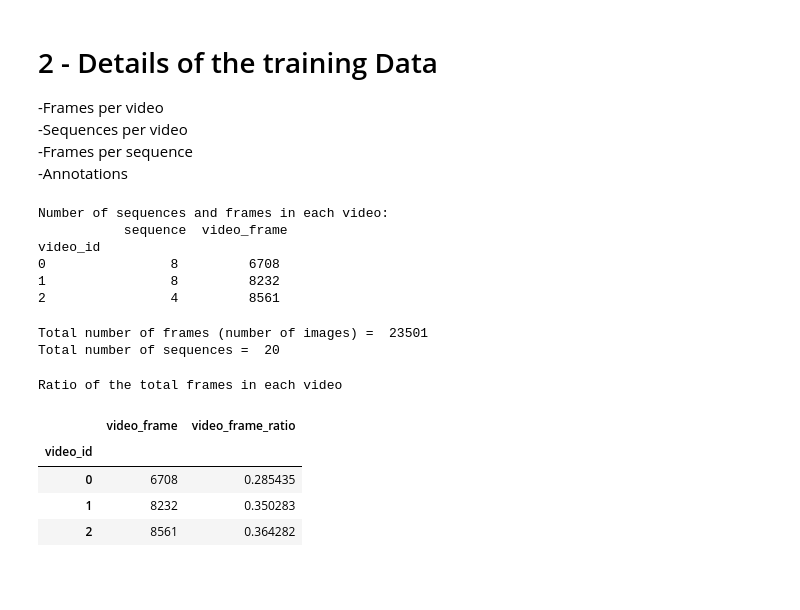
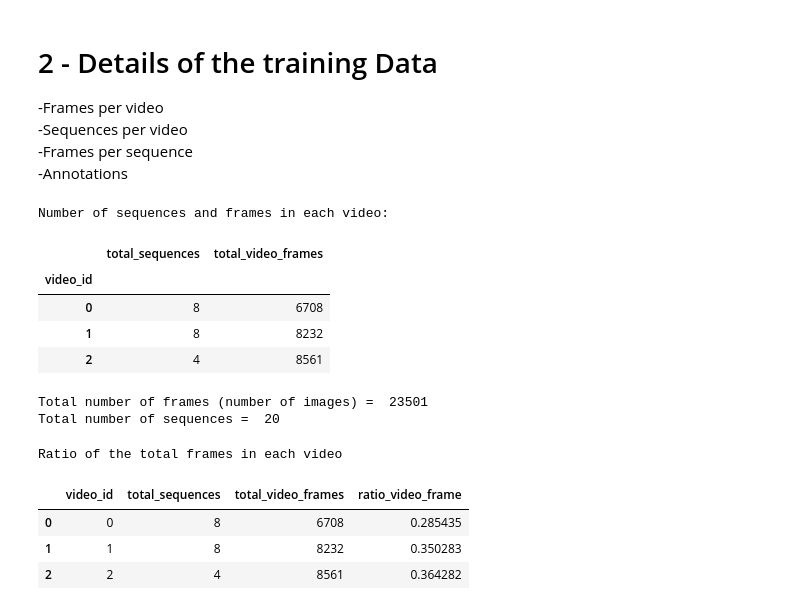
Before and after one commit to RicardFos/kaggle-great-barrier-reef, a Jupyter notebook: great-barrier-reef-prediction.ipynb, the cells around one changed output. Drawn from its saved outputs; the diff is of its cells as text; code cells hidden in the pictures; blank space fills up the shorter version.

Commit message:
Start train eval split

```diff
--- a/great-barrier-reef-prediction.ipynb
+++ b/great-barrier-reef-prediction.ipynb
@@ -23,6 +24,13 @@ os.path.join(IMAGES_PATH, "video_")
 df_train["image_path"] = IMAGES_PATH + "/video_" \
                         + df_train["video_id"].astype(str) \
                         + "/" + df_train["video_frame"].astype(str) + ".jpg"
+# %%
+# annotations are saved as an array formatted as a string (like "[]"),
+# I use the ast library to extract the array from the string (to get [] instead of "[]")
+df_train["annotations"] = df_train["annotations"].apply(lambda x: ast.literal_eval(x))
+# having the annotations in array format, I can now check the length of the array
+# getting how many bounding boxes are in the image
+df_train["num_bboxes"] = df_train["annotations"].apply(lambda x: len(x))
 # %%
 df_train
 # %% [output]
@@ -69,18 +77,21 @@ image
 <br>
 -Annotations
 # %%
-info_videos = df_train.groupby("video_id").agg(pd.Series.nunique)[["sequence", "video_frame"]]
-print("Number of sequences and frames in each video: \n", info_videos)
+info_videos = df_train.groupby("video_id").agg({"sequence": pd.Series.nunique, "video_frame": "count"})
+info_videos = info_videos.rename(columns={"sequence": "total_sequences"})
+info_videos = info_videos.rename(columns={"video_frame": "total_video_frames"})
+print("Number of sequences and frames in each video: \n")
+info_videos
 # %% [output]
 Number of sequences and frames in each video:
-           sequence  video_frame
-video_id
-0                8         6708
-1                8         8232
-2                4         8561
+|  | total_sequences | total_video_frames |
+| video_id |  |  |
+| 0 | 8 | 6708 |
+| 1 | 8 | 8232 |
+| 2 | 4 | 8561 |
 # %%
-total_frames = info_videos.sum()["video_frame"]
-total_sequences = info_videos.sum()["sequence"]
+total_frames = info_videos.sum()["total_video_frames"]
+total_sequences = info_videos.sum()["total_sequences"]
 print("Total number of frames (number of images) = ", total_frames)
 print("Total number of sequences = ", total_sequences)
 # %% [output]
@@ -88,15 +99,14 @@ Total number of frames (number of images) =  23501
 Total number of sequences =  20
 # %%
 # ratio of the total frames in each video
-video_frame_ratio = info_videos["video_frame"].to_frame()
-video_frame_ratio["video_frame_ratio"] = (info_videos["video_frame"]/total_frames)
+info_videos["ratio_video_frame"] = (info_videos["total_video_frames"]/total_frames)
 print("Ratio of the total frames in each video")
-video_frame_ratio
+info_videos = info_videos.reset_index()
+info_videos
 # %% [output]
 Ratio of the total frames in each video
-|  | video_frame | video_frame_ratio |
-| video_id |  |  |
-| 0 | 6708 | 0.285435 |
-| 1 | 8232 | 0.350283 |
-| 2 | 8561 | 0.364282 |
+|  | video_id | total_sequences | total_video_frames | ratio_video_frame |
+| 0 | 0 | 8 | 6708 | 0.285435 |
+| 1 | 1 | 8 | 8232 | 0.350283 |
+| 2 | 2 | 4 | 8561 | 0.364282 |
 # %%
```
Also changed, not shown: parts of 18 cells of this notebook.
